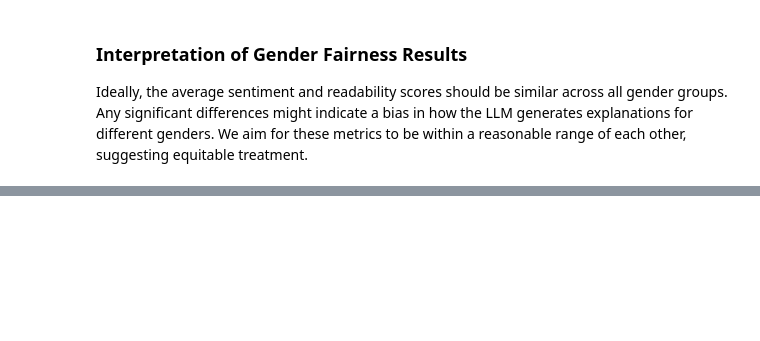
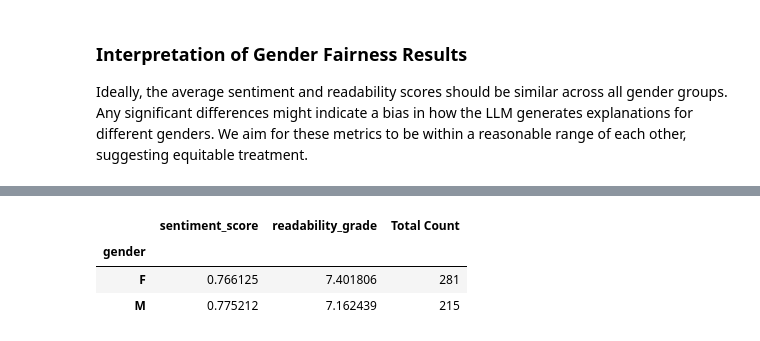
Before and after one commit to hemajuluri/Ethical-and-fairness, a Jupyter notebook: 03_Transition_Layer.ipynb, the cells around one changed output, grey strips where cells are left out. Drawn from its saved outputs; the diff is of its cells as text; code cells hidden in the pictures; blank space fills up the shorter version.

```diff
--- a/03_Transition_Layer.ipynb
+++ b/03_Transition_Layer.ipynb
@@ -381,2 +369,87 @@ Readability P-Value: 0.0621
 
 ✅ CONCLUSION: No statistically significant bias detected. Your model is FAIR.
+# %%
+import pandas as pd
+from tqdm import tqdm
+import os
+import time
+
+# --- 1. CONFIGURATION ---
+sample_size = 7000
+output_file = 'thesis_final_audit_7k.csv'
+
+# Select only denied applications
+# The dataframe 'df' is assumed to already contain the denied applications for which SHAP values were generated.
+# Therefore, the filtering by a 'TARGET' column is not needed.
+# If a 'TARGET' column is intended to exist, please ensure it's loaded with the dataframe.
+# For now, we will use 'df' directly or a sample of it.
+
+if len(df) > sample_size:
+    df_audit_sample = df.sample(n=sample_size, random_state=42)
+else:
+    df_audit_sample = df
+
+# --- 2. RECOVERY LOGIC (Check for existing progress) ---
+if os.path.exists(output_file):
+    df_existing = pd.read_csv(output_file)
+    processed_ids = set(df_existing['applicant_id'])
+    results = df_existing.to_dict('records')
+    print(f"🔄 Resuming: {len(results)} rows already processed. Picking up where we left off...")
+else:
+    processed_ids = set()
+    results = []
+
+# --- 3. MAIN POWER RUN ---
+print(f"🚀 Starting 7,000-Row Power Audit for Dissertation...")
+
+# We use tqdm for a visual progress bar
+for index, row in tqdm(df_audit_sample.iterrows(), total=len(df_audit_sample)):
+
+    # Skip if ID was already processed in a previous run
+    if row['applicant_id'] in processed_ids:
+        continue
+
+    try:
+        # Step A: Data Preparation
+        # Assuming 'reason_1' and 'clean_value_1' are the relevant columns after previous processing
+        reason = row['reason_1']
+        value = row['clean_value_1']
+
+        # Step B: LLM Generation (Mistral-7B via Ollama)
+        letter = generate_letter(reason, value)
+
+        # Step C: Real-time NLP Auditing
+        sentiment = analyzer.polarity_scores(letter)['compound']
+        grade = textstat.flesch_kincaid_grade(letter)
+
+        results.append({
+            'applicant_id': row['applicant_id'],
+            'gender': row['gender'],
+            'top_reason': reason,
+            'generated_letter': letter,
+            'sentiment_score': sentiment,
+            'readability_grade': grade
+        })
+
+        # Step D: Auto-Save Checkpoint every 50 rows
+        if len(results) % 50 == 0:
+            pd.DataFrame(results).to_csv(output_file, index=False)
+
+    except Exception as e:
+        print(f"⚠️ Error at Applicant ID {row['applicant_id']}: {e}")
+        continue
+
+# --- 4. FINAL EXPORT ---
+df_final = pd.DataFrame(results)
+df_final.to_csv(output_file, index=False)
+
+# Quick Summary of the 7k Run
+summary = df_final.groupby('gender').agg({
+    'sentiment_score': 'mean',
+    'readability_grade': 'mean',
+    'applicant_id': 'count'
+}).rename(columns={'applicant_id': 'Total Count'})
+
+print("\n✅ POWER AUDIT COMPLETE")
+display(summary)
+# %% [output]
@@ -382,0 +458,4 @@ Readability P-Value: 0.0621
+|  | sentiment_score | readability_grade | Total Count |
+| gender |  |  |  |
+| F | 0.766125 | 7.401806 | 281 |
+| M | 0.775212 | 7.162439 | 215 |
```
Also changed, not shown: parts of 16 cells of this notebook.
